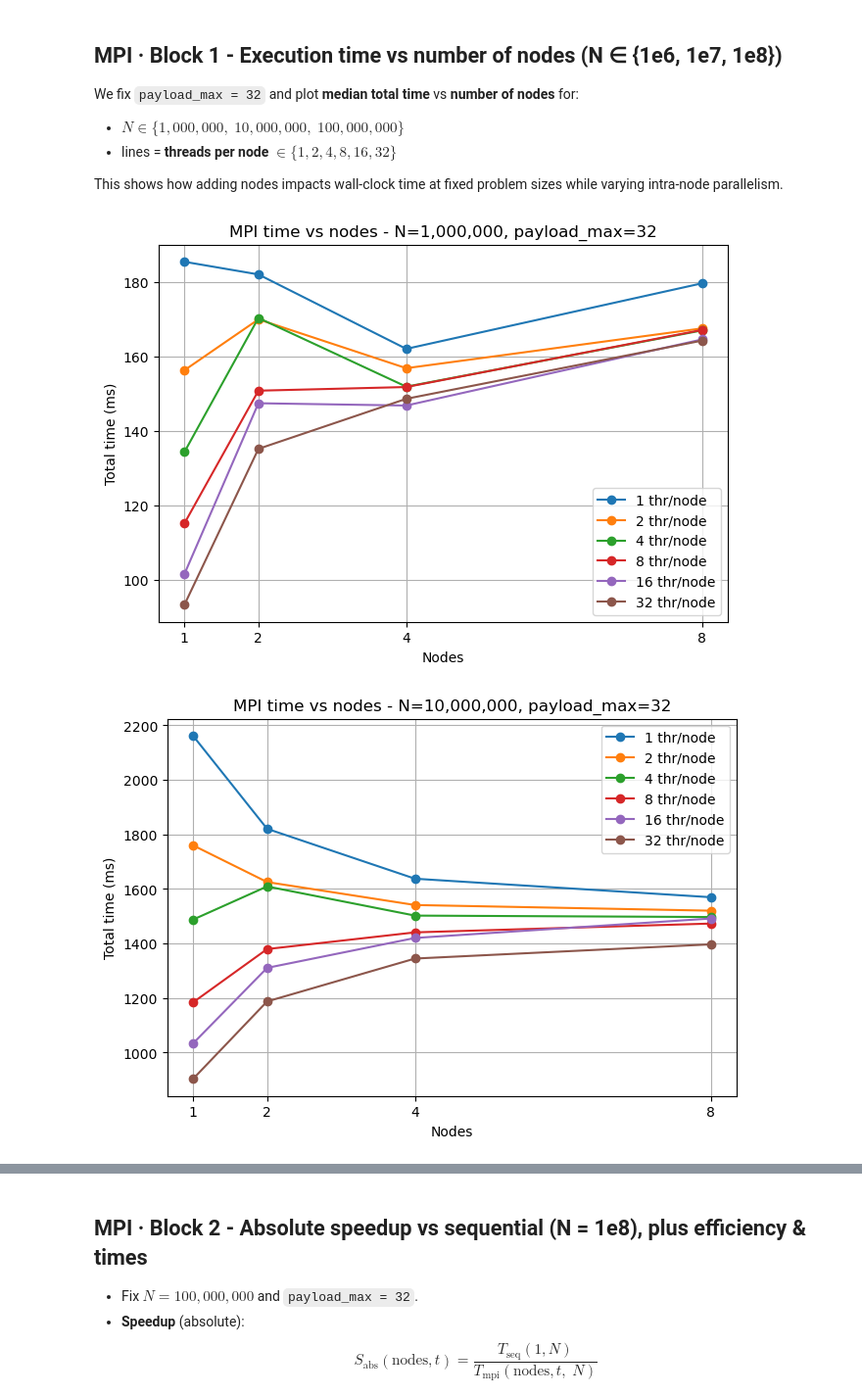
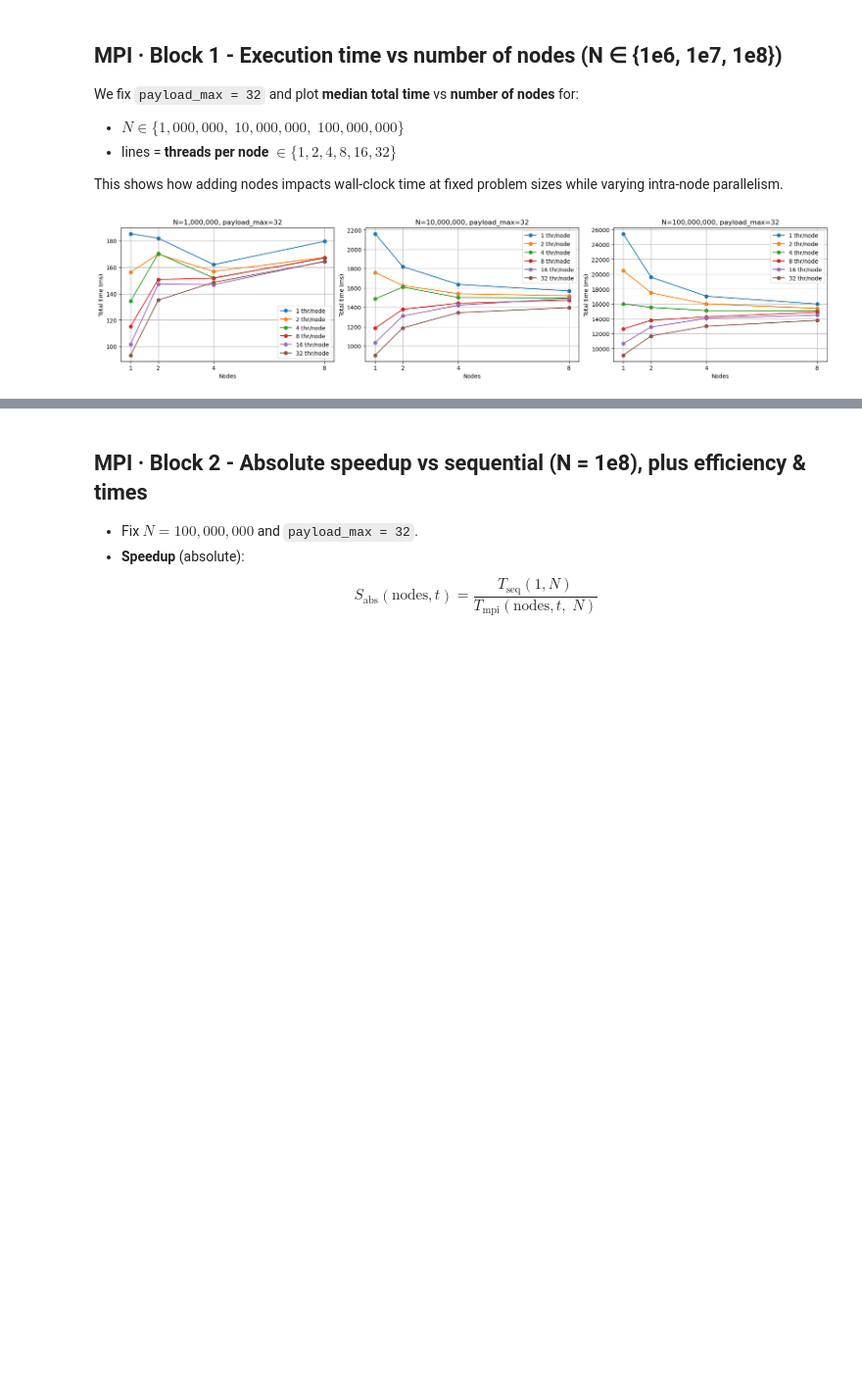
Before and after one commit to davide-marchi/Parallel-and-Distributed-Systems-Paradigms-and-Models, a Jupyter notebook: analysis/seq_omp_ff_composites.ipynb, the cells around one changed output, grey strips where cells are left out. Shown at 98% size. Saved outputs shown, nothing was run; the diff lists cells and outputs as text; code cells hidden in the pictures; blank space fills up the shorter version.

```diff
--- a/analysis/seq_omp_ff_composites.ipynb
+++ b/analysis/seq_omp_ff_composites.ipynb
@@ -635,44 +635,53 @@ if missing:
             raise RuntimeError("Could not infer 'nodes' for all MPI rows. Please include a 'nodes' column in MPI CSVs.")
         missing.remove("nodes")
     if missing:
         raise RuntimeError(f"MPI data missing columns: {missing}")
 
 for c in ["nodes","threads","records","payload_max","total_ms"]:
     mpi[c] = pd.to_numeric(mpi[c], errors="coerce")
 
 # aggregate helper
 def agg_time(df):
     return (df.groupby(["nodes","threads"], as_index=False)
               .agg(total_ms=("total_ms","median")))
 
 COLORS_TPN = {1:"tab:blue",2:"tab:orange",4:"tab:green",8:"tab:red",16:"tab:purple",32:"tab:brown"}
 
-# Make one plot per N
-for N in N_LIST:
+# --- MPI · Block 1: Time vs nodes, lines = threads-per-node, 3 subplots (independent y-axes) ---
+fig, axes = plt.subplots(1, len(N_LIST), figsize=(6*len(N_LIST), 4), constrained_layout=True)  # no sharey
+import numpy as np
+axes = np.atleast_1d(axes)
+
+for i, N in enumerate(N_LIST):
+    ax = axes[i]
     dfN = mpi[(mpi["records"] == N) & (mpi["payload_max"] == PAYLOAD_FIX)].copy()
     if dfN.empty:
-        print(f"(info) No MPI data for N={N:,}, payload_max={PAYLOAD_FIX}")
+        ax.set_title(f"N={N:,} (no data)")
+        ax.set_xticks(NODES_AXIS)
+        ax.set_xlabel("Nodes")
+        ax.set_ylabel("Total time (ms)")
+        ax.grid(True)
         continue
+
     ag = agg_time(dfN)
 
-    plt.figure(figsize=(7.5,5))
     for tpn in THREADS_PER_NODE_LIST:
         dfl = ag[ag["threads"] == tpn].sort_values("nodes")
         if dfl.empty:
             continue
         xs = [n for n in NODES_AXIS if n in dfl["nodes"].values]
         if not xs:
             continue
         ys = [dfl[dfl["nodes"]==x]["total_ms"].values[0] for x in xs]
-        plt.plot(xs, ys, marker="o", label=f"{tpn} thr/node", color=COLORS_TPN.get(tpn))
+        ax.plot(xs, ys, marker="o", label=f"{tpn} thr/node", color=COLORS_TPN.get(tpn))
 
-    plt.xticks(NODES_AXIS)
-    plt.xlabel("Nodes")
-    plt.ylabel("Total time (ms)")
-    plt.title(f"MPI time vs nodes - N={N:,}, payload_max={PAYLOAD_FIX}")
-    plt.grid(True)
-    plt.legend()
-    plt.show()
+    ax.set_xticks(NODES_AXIS)
+    ax.set_xlabel("Nodes")
+    ax.set_ylabel("Total time (ms)")  # each subplot gets its own y-axis
+    ax.set_title(f"N={N:,}, payload_max={PAYLOAD_FIX}")
+    ax.grid(True)
+    ax.legend()
+
+plt.show()
 # %% [output]
-[figure, old version]
+[figure, new version]
-[figure, removed]
```
Also changed, not shown: parts of 1 cell of this notebook, 6 other files.
